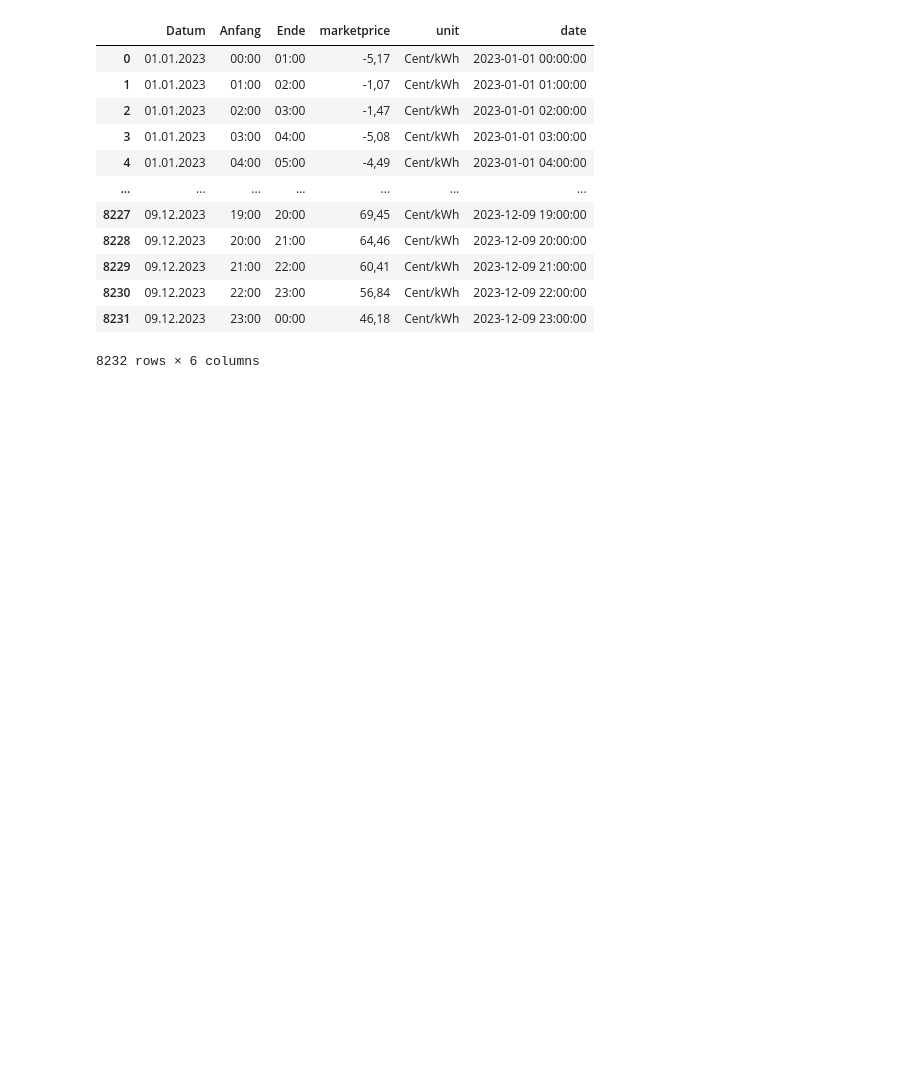
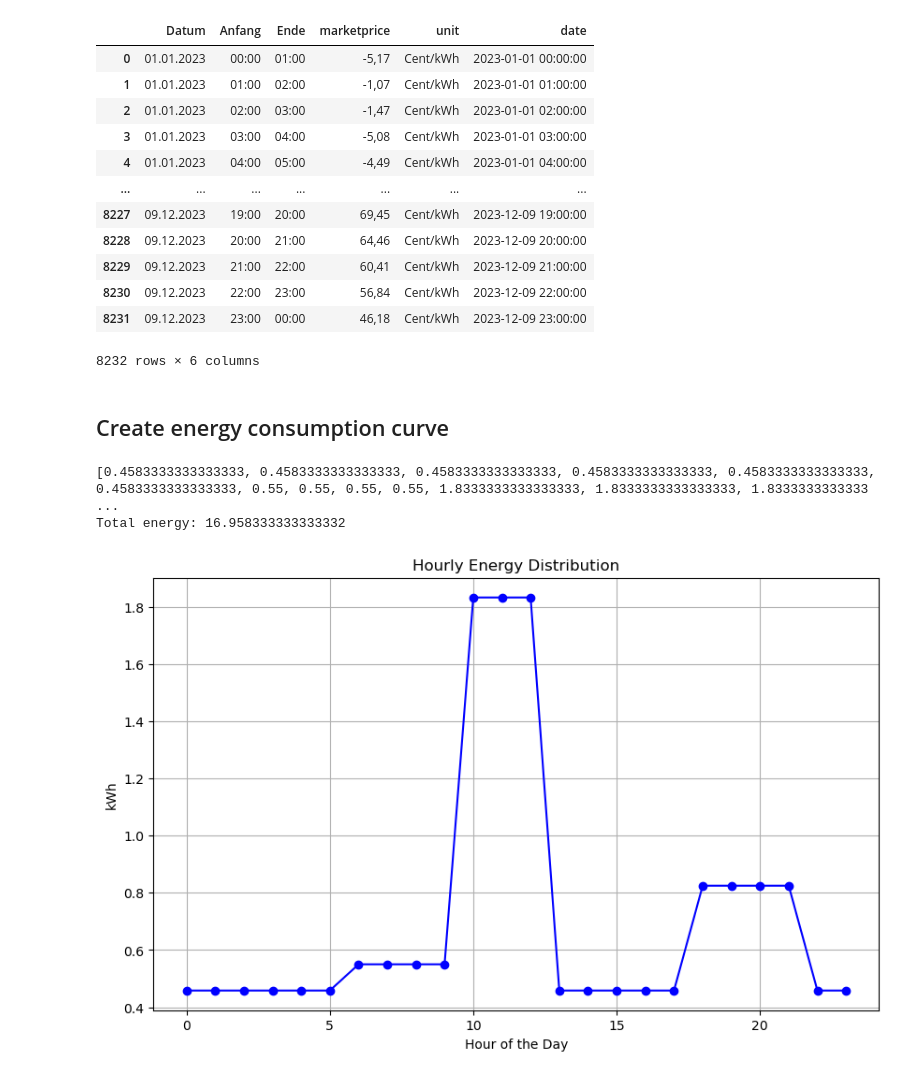
Before and after one commit to rumexcrisp/aim_bi_project, a Jupyter notebook: api_check.ipynb, the cells around one changed output. Saved outputs shown, nothing was run; the diff lists cells and outputs as text; code cells hidden in the pictures; blank space fills up the shorter version.

```diff
--- a/api_check.ipynb
+++ b/api_check.ipynb
@@ -114,3 +137,44 @@ df2
 | 8230 | 09.12.2023 | 22:00 | 23:00 | 56,84 | Cent/kWh | 2023-12-09 22:00:00 |
 | 8231 | 09.12.2023 | 23:00 | 00:00 | 46,18 | Cent/kWh | 2023-12-09 23:00:00 |
 8232 rows × 6 columns
+# %% [markdown]
+## Create energy consumption curve
+# %%
+hours = list(range(24))
+total_kwh_year = 4000
+total_kwh_day = 11
+
+def distribute_energy(total_kwh=11, hours=list(range(24))):
+    morning_weight = 0.2
+    midday_weight = 0.5
+    evening_weight = 0.3
+
+    energy_distribution = [0] * len(hours)
+
+    for hour in hours:
+        if 6 <= hour < 10:  # Morning spike
+            energy_distribution[hour] = total_kwh * morning_weight / 4
+        elif 10 <= hour < 13:  # Midday spike
+            energy_distribution[hour] = total_kwh * midday_weight / 3
+        elif 18 <= hour < 22:  # Evening spike
+            energy_distribution[hour] = total_kwh * evening_weight / 4
+        else:
+            energy_distribution[hour] = total_kwh / 24  # Rest of the day
+
+    return energy_distribution
+
+energy_distribution = distribute_energy(total_kwh_day)
+print(energy_distribution)
+print(f"Total energy: {sum(energy_distribution)}")
+
+plt.figure(figsize=(10, 6))
+plt.plot(range(24), energy_distribution, marker='o', linestyle='-', color='b')
+plt.title('Hourly Energy Distribution')
+plt.xlabel('Hour of the Day')
+plt.ylabel('kWh')
+plt.grid(True)
+plt.show()
+# %% [output]
+[0.4583333333333333, 0.4583333333333333, 0.4583333333333333, 0.4583333333333333, 0.4583333333333333, 0.4583333333333333, 0.55, 0.55, 0.55, 0.55, 1.8333333333333333, 1.8333333333333333, 1.8333333333333 ...
+Total energy: 16.958333333333332
+[figure, added]
```
Also changed, not shown: parts of 7 cells of this notebook.
